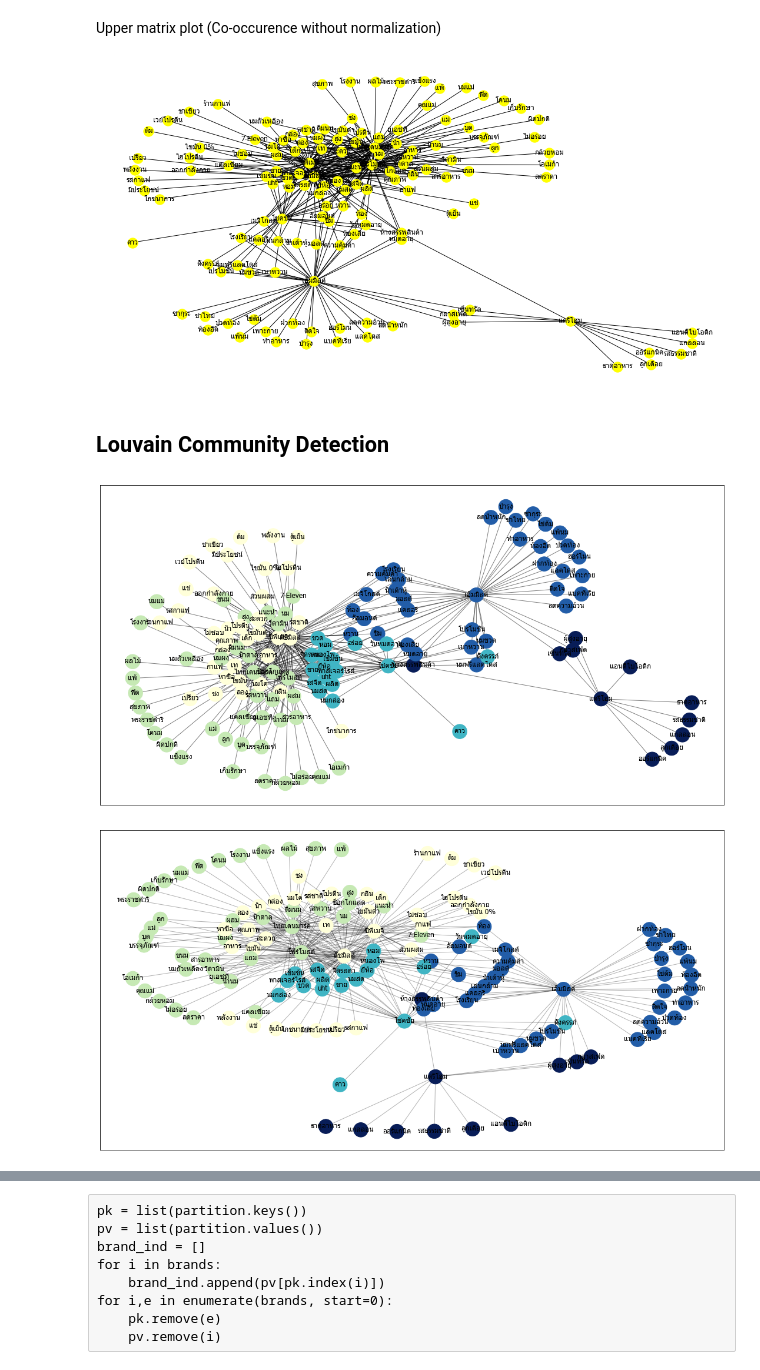
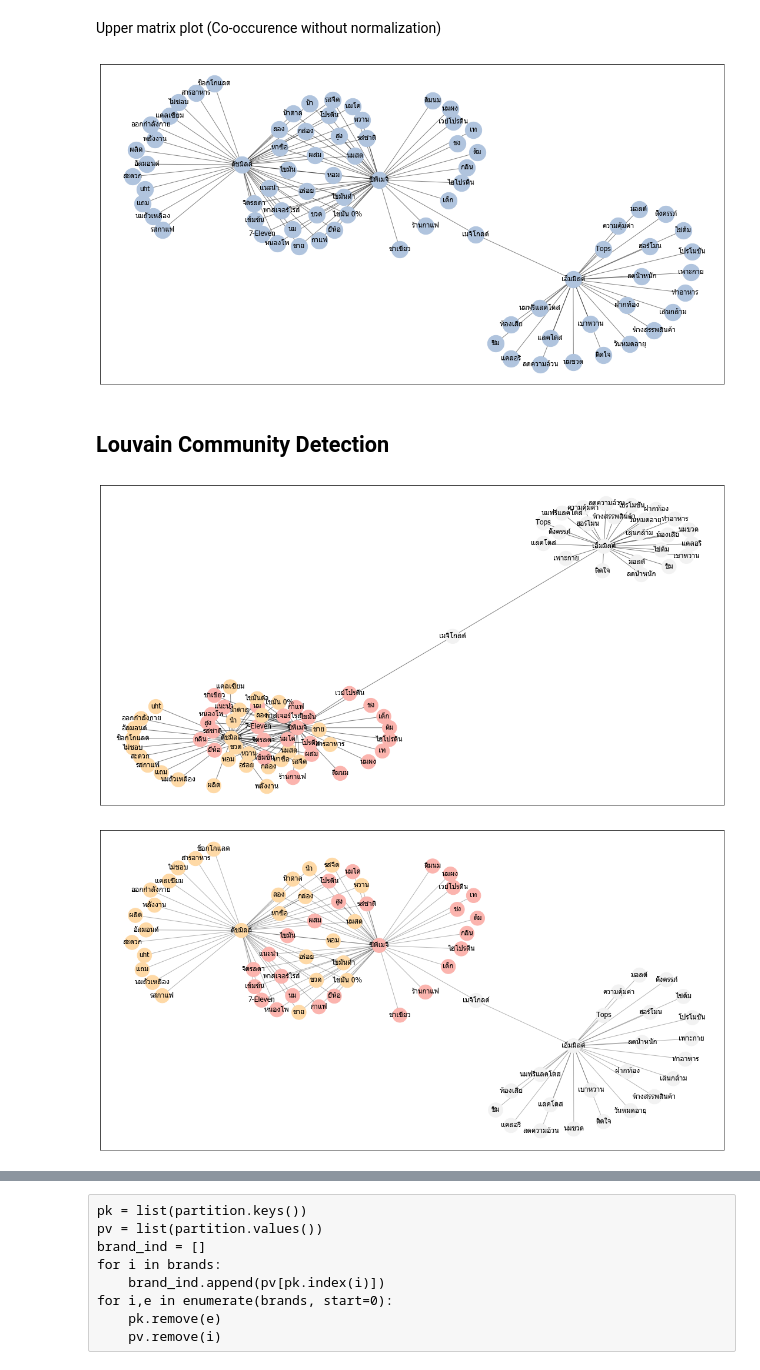
Before and after one commit to pacharapol4066/Product-Position-SNA, a Jupyter notebook: 06.Graph_Visualization.ipynb, the cells around one changed output, grey strips where cells are left out. Cells and saved outputs as stored; diff of their text form; code cells hidden in the pictures.

```diff
--- a/06.Graph_Visualization.ipynb
+++ b/06.Graph_Visualization.ipynb
@@ -195,7 +195,10 @@ def stackForGraph(cm):
 def plot_pandas_graph(df):
     fig, ax=plt.subplots(figsize=(19,10))
     G=nx.from_pandas_edgelist(df,source='item',target='relatedItem')
-    nx.draw(G,with_labels=True, font_family='Tahoma',node_color='yellow')
+    pos = nx.kamada_kawai_layout(G)
+    nx.draw_networkx_nodes(G, pos, node_color='lightsteelblue', node_size=800)
+    nx.draw_networkx_edges(G, pos, alpha=0.5)
+    nx.draw_networkx_labels(G, pos, font_family='Tahoma')
     plt.show()
     return G
 # %%
@@ -207,10 +210,12 @@ Upper matrix plot (Co-occurence without normalization)
 # %%
 #cooc_matrix_ = create_upperTriMatrix(cooc_matrix)
 #cooc_matrix_2 = stackForGraph(cooc_matrix_)
+brands = ['ซีพีเมจิ','ดัชมิลล์','โฟร์โมสต์','แดรี่โฮม','โชคชัย','เอ็มมิลค์','ไทยเดนมาร์ค']
+brands_2 = ['ซีพีเมจิ','ดัชมิลล์','เอ็มมิลค์']
 
 cooc_matrix_2 = stackForGraph(cooc_matrix_jacc)
-cooc_matrix_2_filter = cooc_matrix_2[(cooc_matrix_2.coocValue >= 0.017)
-                                     &(cooc_matrix_2.item.isin(brands))
+cooc_matrix_2_filter = cooc_matrix_2[(cooc_matrix_2.coocValue >= 0.025)
+                                     &(cooc_matrix_2.item.isin(brands_2))
                                      &(~cooc_matrix_2.relatedItem.isin(brands))]
 #cooc_matrix_2_filter = cooc_matrix_2[(cooc_matrix_2.coocValue >= 0.007)&(cooc_matrix_2.item.isin(brands))]
 #cooc_matrix_2_filter = cooc_matrix_2[(cooc_matrix_2.coocValue >= 0.05)]
@@ -219,7 +222,7 @@ cooc_matrix_2_filter = cooc_matrix_2[(cooc_matrix_2.coocValue >= 0.017)
 # %%
 GP = plot_pandas_graph(cooc_matrix_2_filter)
 # %% [output]
-[figure, old version]
+[figure, new version]
 # %% [markdown]
 ## Louvain Community Detection
 # %%
@@ -280,20 +231,20 @@ def _position_nodes(g, partition, **kwargs):
 # %%
 fig, ax=plt.subplots(figsize=(19,10))
 G1=nx.from_pandas_edgelist(cooc_matrix_2_filter,source='item',target='relatedItem')
 pos = nx.spring_layout(G1)
-nx.draw_networkx_nodes(G1, pos, partition.keys(), node_color=list(partition.values()), cmap=plt.cm.YlGnBu, node_size=600)
+nx.draw_networkx_nodes(G1, pos, partition.keys(), node_color=list(partition.values()), cmap=plt.cm.Pastel1, node_size=600)
 nx.draw_networkx_edges(G1, pos, alpha=0.5)
 nx.draw_networkx_labels(G1,pos,font_family='Tahoma')
 plt.show()
 # %% [output]
-[figure, old version]
+[figure, new version]
 # %%
 fig, ax=plt.subplots(figsize=(19,10))
 G2=nx.from_pandas_edgelist(cooc_matrix_2_filter,source='item',target='relatedItem')
 pos = nx.kamada_kawai_layout(G2)
-nx.draw_networkx_nodes(G2, pos, partition.keys(), node_color=list(partition.values()), cmap=plt.cm.YlGnBu, node_size=600)
+nx.draw_networkx_nodes(G2, pos, partition.keys(), node_color=list(partition.values()), cmap=plt.cm.Pastel1, node_size=600)
 nx.draw_networkx_edges(G2, pos, alpha=0.3)
 nx.draw_networkx_labels(G2,pos,font_family='Tahoma')
 plt.show()
 # %% [output]
-[figure, old version]
+[figure, new version]
```
Also changed, not shown: parts of 14 cells of this notebook, 18 other files.
